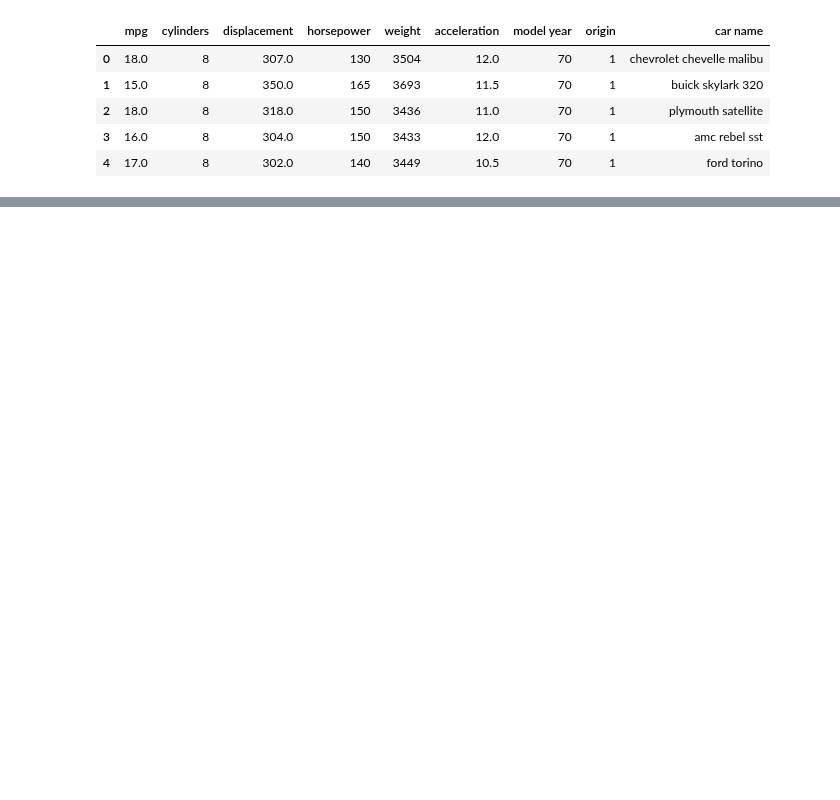
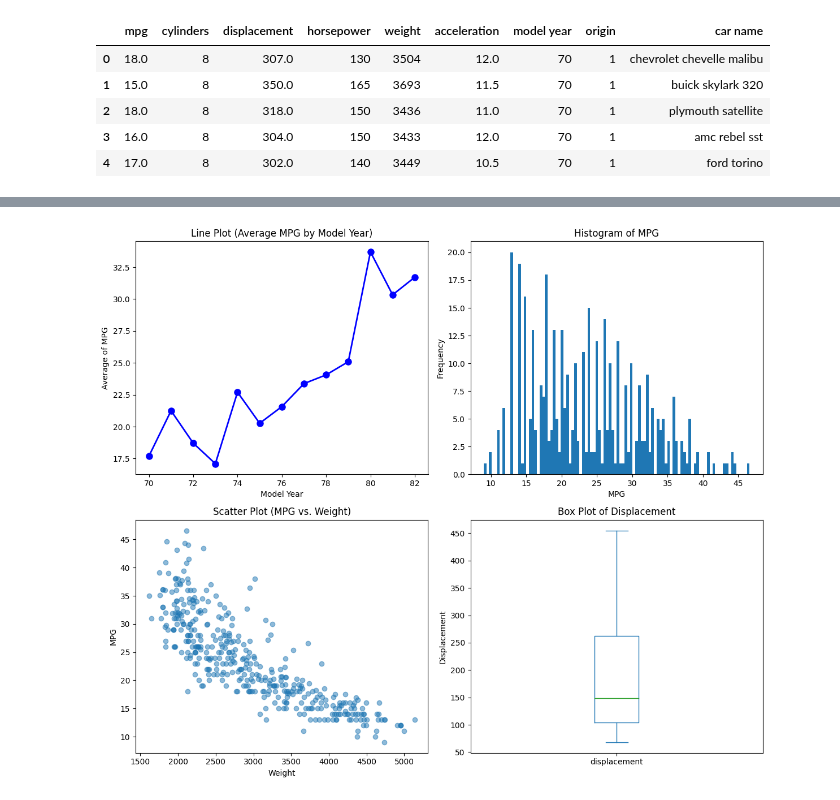
Before and after one commit to H-wooks/KITA_2024, a Jupyter notebook: M3_분석라이브러리/Visualization/Task_17June2024.ipynb, the cells around one changed output, grey strips where cells are left out. Cells and saved outputs as stored; diff of their text form; code cells hidden in the pictures; blank space fills up the shorter version.

```diff
--- a/M3_분석라이브러리/Visualization/Task_17June2024.ipynb
+++ b/M3_분석라이브러리/Visualization/Task_17June2024.ipynb
@@ -58,0 +47,34 @@ df.head()
+# %%
+import pandas as pd
+import matplotlib.pyplot as plt
+
+# Create a 2x2 subplot layout
+fig, axes = plt.subplots(2, 2, figsize=(12, 10))
+
+# First subplot (line plot of average MPG by model year)
+df.groupby('model year')['mpg'].mean().plot(kind='line', marker='o', color='b', linestyle='-', linewidth=2, markersize=8, ax=axes[0,0])
+axes[0, 0].set_title('Line Plot (Average MPG by Model Year)')
+axes[0, 0].set_xlabel('Model Year')
+axes[0, 0].set_ylabel('Average of MPG')
+
+# Second subplot (histogram of MPG)
+df['mpg'].plot(kind='hist', bins=100, ax=axes[0,1], title='Histogram of MPG')
+axes[0, 1].set_xlabel('MPG')
+axes[0, 1].set_ylabel('Frequency')
+
+# Third subplot (scatter plot of MPG vs. Weight)
+axes[1, 0].scatter(df['weight'], df['mpg'], alpha=0.5)  # Scatter plot requires `scatter` method
+axes[1, 0].set_title('Scatter Plot (MPG vs. Weight)')
+axes[1, 0].set_xlabel('Weight')
+axes[1, 0].set_ylabel('MPG')
+
+# Fourth subplot (box plot of displacement)
+df['displacement'].plot(kind='box', ax=axes[1, 1])
+axes[1, 1].set_title('Box Plot of Displacement')
+axes[1, 1].set_ylabel('Displacement')
+
+# Adjust layout and display the plot
+plt.tight_layout()
+plt.show()
+# %% [output]
+[figure, added]
```
Also changed, not shown: parts of 5 cells of this notebook.
